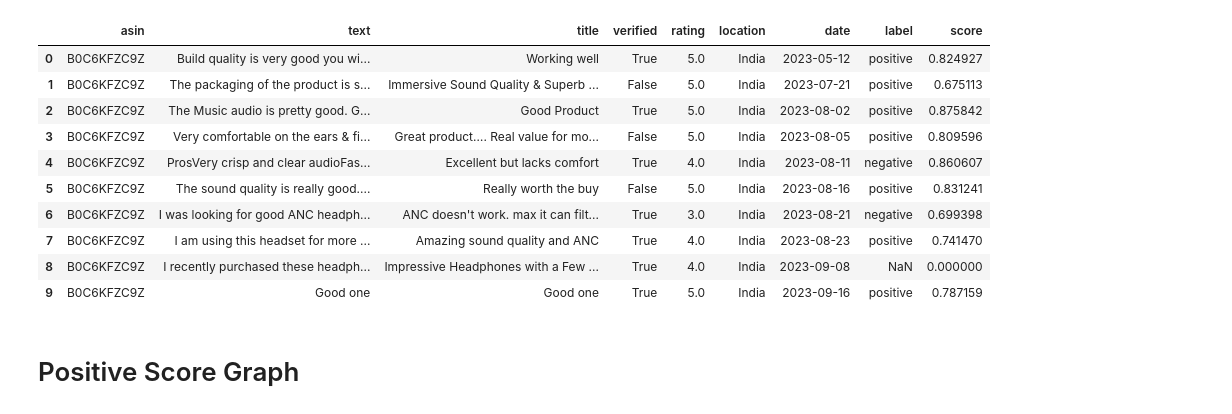
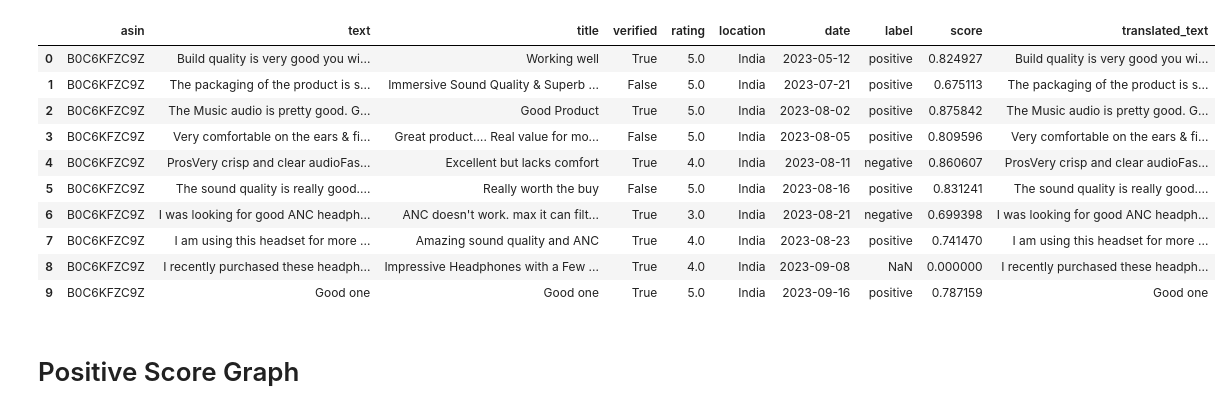
Before and after one commit to ethan-x11/Review-Reflector, a Jupyter notebook: analysis.ipynb, the cells around one changed output. Drawn from its saved outputs; the diff is of its cells as text; code cells hidden in the pictures.

```diff
--- a/analysis.ipynb
+++ b/analysis.ipynb
@@ -5,20 +5,20 @@ import pandas as pd
 
 plt.style.use('ggplot')
 # %%
-df = pd.read_csv('./data/B0C6KFZC9Z_2023-11-29.csv')
+df = pd.read_csv('./data/B0C6KFZC9Z_2023-11-30.csv')
 df.head(10)
 # %% [output]
-|  | asin | text | title | verified | rating | location | date | label | score |
-| 0 | B0C6KFZC9Z | Build quality is very good you wi... | Working well | True | 5.0 | India | 2023-05-12 | positive | 0.824927 |
-| 1 | B0C6KFZC9Z | The packaging of the product is s... | Immersive Sound Quality & Superb ... | False | 5.0 | India | 2023-07-21 | positive | 0.675113 |
-| 2 | B0C6KFZC9Z | The Music audio is pretty good. G... | Good Product | True | 5.0 | India | 2023-08-02 | positive | 0.875842 |
-| 3 | B0C6KFZC9Z | Very comfortable on the ears & fi... | Great product…. Real value for mo... | False | 5.0 | India | 2023-08-05 | positive | 0.809596 |
-| 4 | B0C6KFZC9Z | ProsVery crisp and clear audioFas... | Excellent but lacks comfort | True | 4.0 | India | 2023-08-11 | negative | 0.860607 |
-| 5 | B0C6KFZC9Z | The sound quality is really good.... | Really worth the buy | False | 5.0 | India | 2023-08-16 | positive | 0.831241 |
-| 6 | B0C6KFZC9Z | I was looking for good ANC headph... | ANC doesn't work. max it can filt... | True | 3.0 | India | 2023-08-21 | negative | 0.699398 |
-| 7 | B0C6KFZC9Z | I am using this headset for more ... | Amazing sound quality and ANC | True | 4.0 | India | 2023-08-23 | positive | 0.741470 |
-| 8 | B0C6KFZC9Z | I recently purchased these headph... | Impressive Headphones with a Few ... | True | 4.0 | India | 2023-09-08 | NaN | 0.000000 |
-| 9 | B0C6KFZC9Z | Good one | Good one | True | 5.0 | India | 2023-09-16 | positive | 0.787159 |
+|  | asin | text | title | verified | rating | location | date | label | score | translated_text |
+| 0 | B0C6KFZC9Z | Build quality is very good you wi... | Working well | True | 5.0 | India | 2023-05-12 | positive | 0.824927 | Build quality is very good you wi... |
+| 1 | B0C6KFZC9Z | The packaging of the product is s... | Immersive Sound Quality & Superb ... | False | 5.0 | India | 2023-07-21 | positive | 0.675113 | The packaging of the product is s... |
+| 2 | B0C6KFZC9Z | The Music audio is pretty good. G... | Good Product | True | 5.0 | India | 2023-08-02 | positive | 0.875842 | The Music audio is pretty good. G... |
+| 3 | B0C6KFZC9Z | Very comfortable on the ears & fi... | Great product…. Real value for mo... | False | 5.0 | India | 2023-08-05 | positive | 0.809596 | Very comfortable on the ears & fi... |
+| 4 | B0C6KFZC9Z | ProsVery crisp and clear audioFas... | Excellent but lacks comfort | True | 4.0 | India | 2023-08-11 | negative | 0.860607 | ProsVery crisp and clear audioFas... |
+| 5 | B0C6KFZC9Z | The sound quality is really good.... | Really worth the buy | False | 5.0 | India | 2023-08-16 | positive | 0.831241 | The sound quality is really good.... |
+| 6 | B0C6KFZC9Z | I was looking for good ANC headph... | ANC doesn't work. max it can filt... | True | 3.0 | India | 2023-08-21 | negative | 0.699398 | I was looking for good ANC headph... |
+| 7 | B0C6KFZC9Z | I am using this headset for more ... | Amazing sound quality and ANC | True | 4.0 | India | 2023-08-23 | positive | 0.741470 | I am using this headset for more ... |
+| 8 | B0C6KFZC9Z | I recently purchased these headph... | Impressive Headphones with a Few ... | True | 4.0 | India | 2023-09-08 | NaN | 0.000000 | I recently purchased these headph... |
+| 9 | B0C6KFZC9Z | Good one | Good one | True | 5.0 | India | 2023-09-16 | positive | 0.787159 | Good one |
 # %% [markdown]
 # Positive Score Graph
 # %%
```
Also changed, not shown: parts of 10 cells of this notebook, 4 other files.
